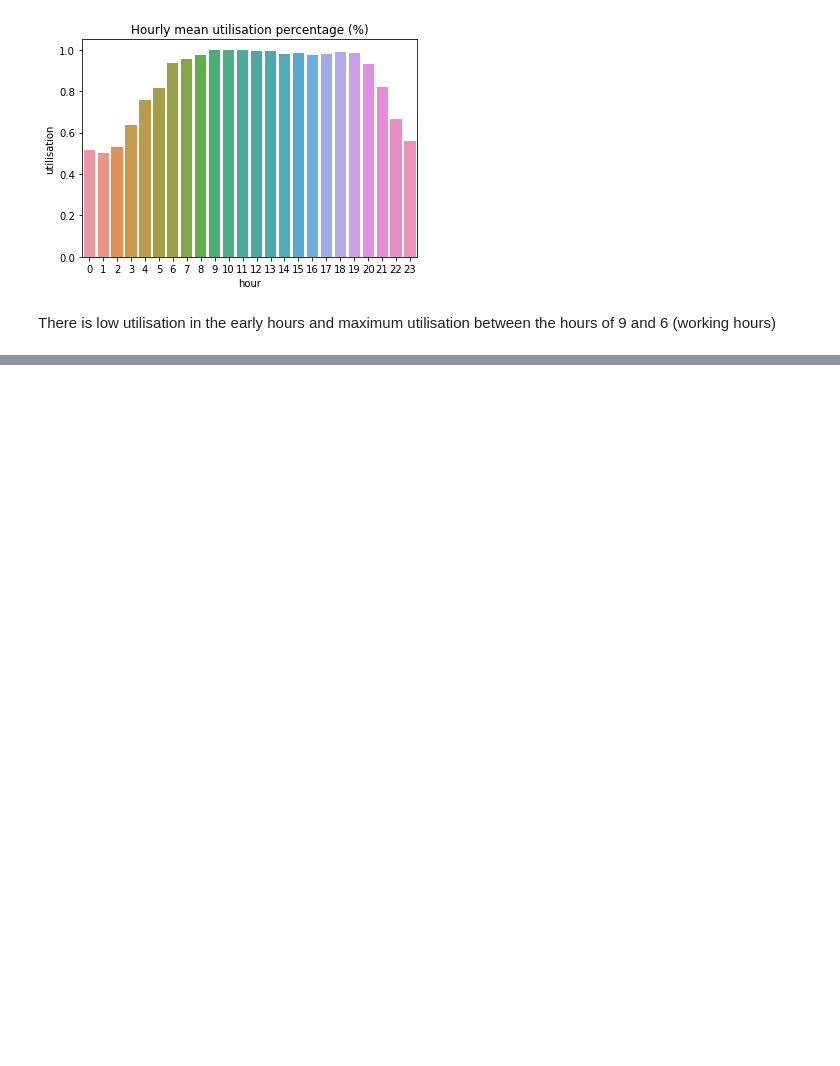
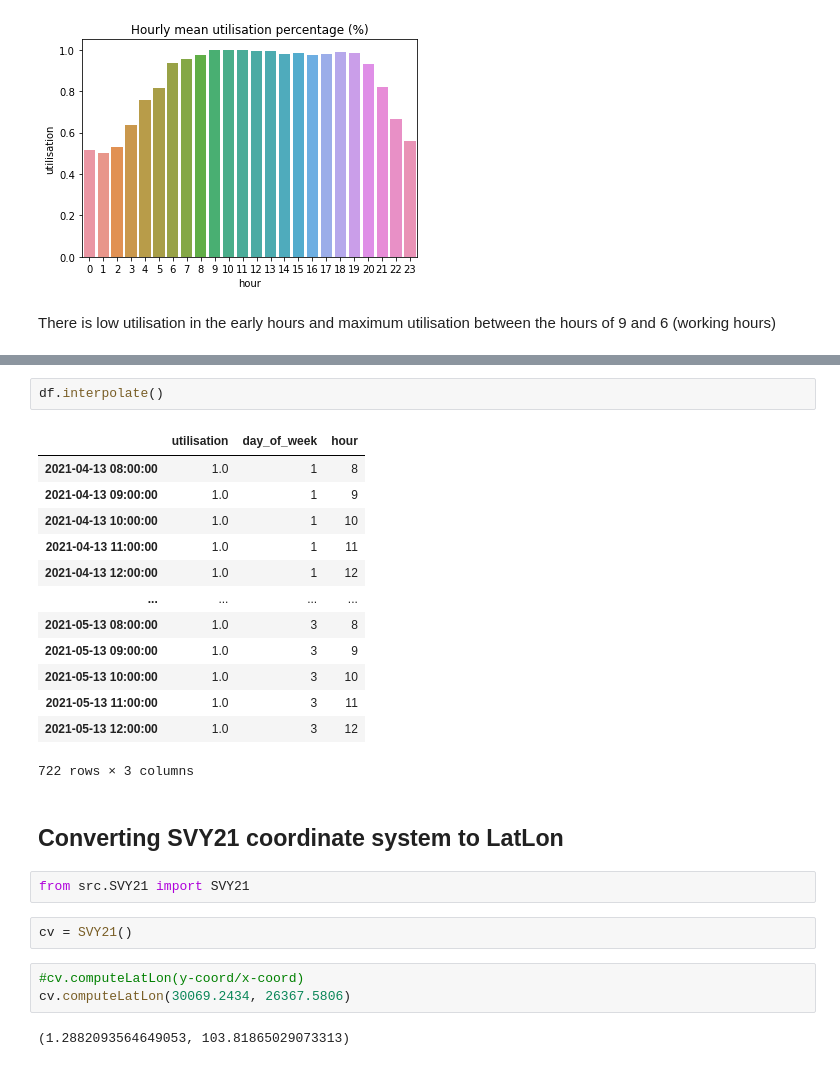
Before and after one commit to gab-lewis/parking-lot-app, a Jupyter notebook: EDA.ipynb, the cells around one changed output, grey strips where cells are left out. Saved outputs shown, nothing was run; the diff lists cells and outputs as text; blank space fills up the shorter version.

```diff
--- a/EDA.ipynb
+++ b/EDA.ipynb
@@ -110,0 +147,27 @@ There is low utilisation in the early hours and maximum utilisation between the
+# %%
+df.interpolate()
+# %% [output]
+|  | utilisation | day_of_week | hour |
+| 2021-04-13 08:00:00 | 1.0 | 1 | 8 |
+| 2021-04-13 09:00:00 | 1.0 | 1 | 9 |
+| 2021-04-13 10:00:00 | 1.0 | 1 | 10 |
+| 2021-04-13 11:00:00 | 1.0 | 1 | 11 |
+| 2021-04-13 12:00:00 | 1.0 | 1 | 12 |
+| ... | ... | ... | ... |
+| 2021-05-13 08:00:00 | 1.0 | 3 | 8 |
+| 2021-05-13 09:00:00 | 1.0 | 3 | 9 |
+| 2021-05-13 10:00:00 | 1.0 | 3 | 10 |
+| 2021-05-13 11:00:00 | 1.0 | 3 | 11 |
+| 2021-05-13 12:00:00 | 1.0 | 3 | 12 |
+722 rows × 3 columns
+# %% [markdown]
+## Converting SVY21 coordinate system to LatLon
+# %%
+from src.SVY21 import SVY21
+# %%
+cv = SVY21()
+# %%
+#cv.computeLatLon(y-coord/x-coord)
+cv.computeLatLon(30069.2434, 26367.5806)
+# %% [output]
+(1.2882093564649053, 103.81865029073313)
```
Also changed, not shown: parts of 7 cells of this notebook.
